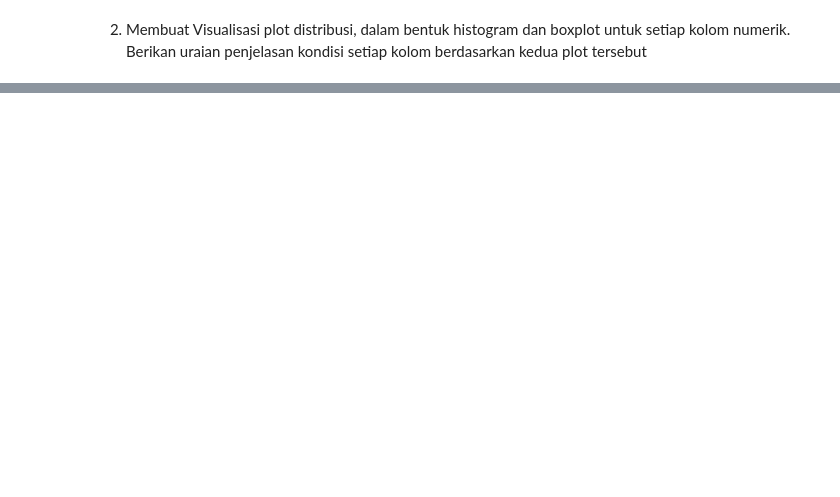
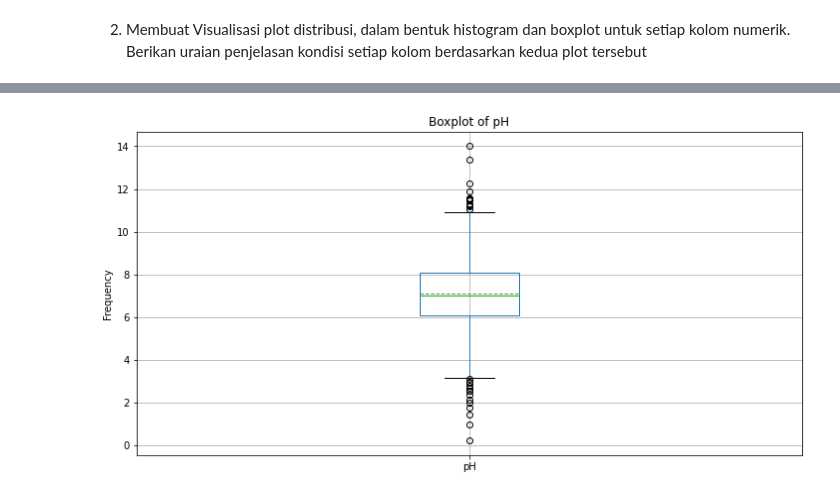
Before and after one commit to IloveNooodles/Probstat-Water-Potability, a Jupyter notebook: nomor2.ipynb, the cells around one changed output, grey strips where cells are left out. Drawn from its saved outputs; the diff is of its cells as text; code cells hidden in the pictures; blank space fills up the shorter version.

```diff
--- a/nomor2.ipynb
+++ b/nomor2.ipynb
@@ -105,0 +25,10 @@ df.boxplot(column='Potability')
+# %%
+df.boxplot(column='pH', figsize = (12,6), meanline = True, showmeans = True)
+# give title
+plt.title('Boxplot of pH')
+# give ylabel
+plt.ylabel('Frequency')
+# show plot
+plt.show()
+# %% [output]
+[figure, added]
```
Also changed, not shown: parts of 39 cells of this notebook, 1 other file.
